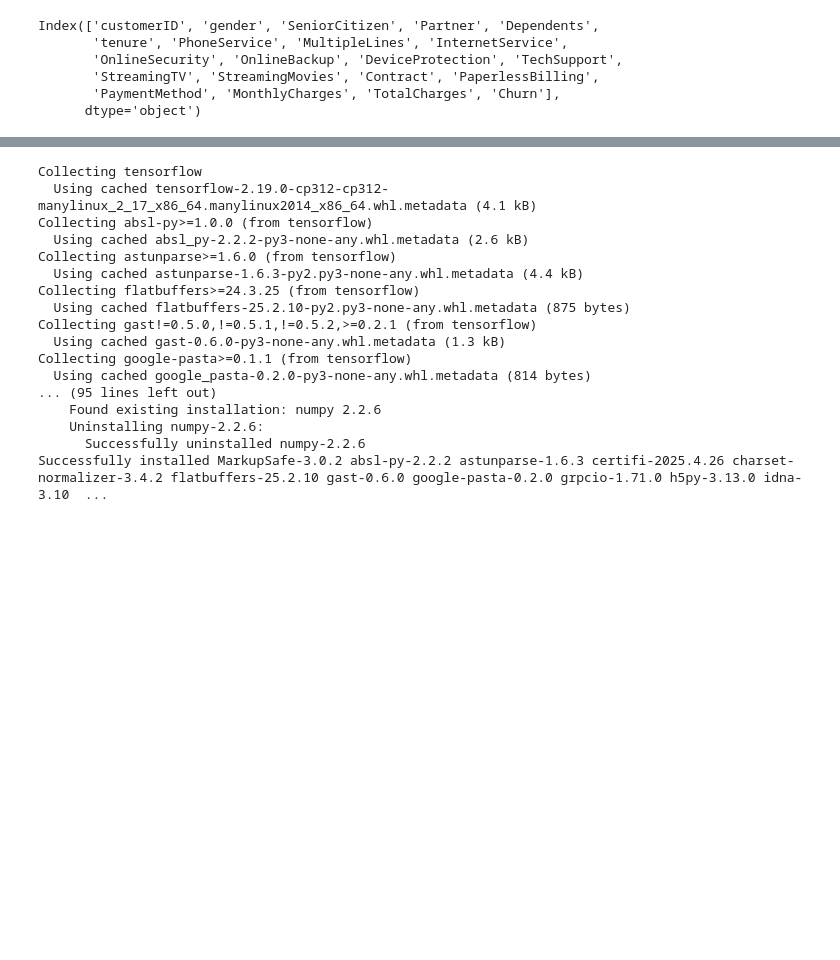
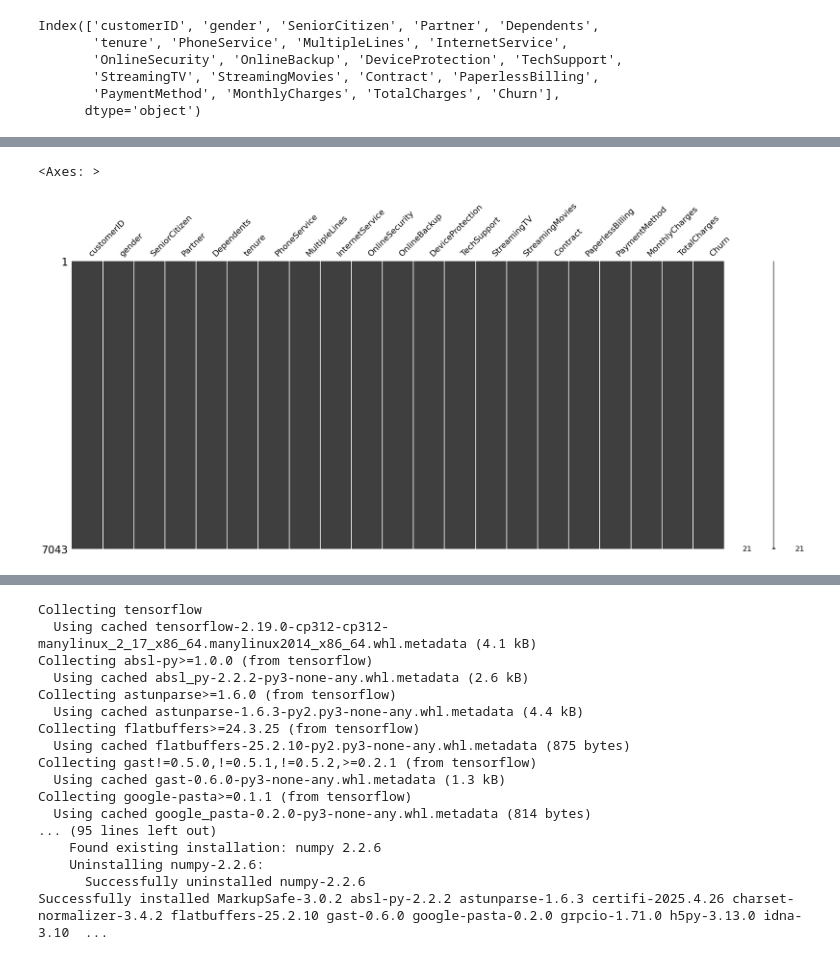
Before and after one commit to A-Delvoye/TelcoNova_DeepL, a Jupyter notebook: notebooks/Vic/jupantoine_notebook.ipynb, the cells around one changed output, grey strips where cells are left out. Cells and saved outputs as stored; diff of their text form; code cells hidden in the pictures; blank space fills up the shorter version.

Commit message:
data exploration 01

```diff
--- a/notebooks/Vic/jupantoine_notebook.ipynb
+++ b/notebooks/Vic/jupantoine_notebook.ipynb
@@ -22,0 +68,5 @@ Index(['customerID', 'gender', 'SeniorCitizen', 'Partner', 'Dependents',
+# %%
+df = data.copy()
+df["gender"]= data["gender"].apply(lambda x: 0 if x ==  'Male' else 1)
+for col in ["Partner", "PhoneService", 'PaperlessBilling', 'Churn', 'DeviceProtection', 'TechSupport', 'StreamingTV', 'Dependents','OnlineSecurity']:
+    data[col]= data[col].apply(lambda x: 0 if x ==  'No' else 1)
@@ -22,0 +83,5 @@ Index(['customerID', 'gender', 'SeniorCitizen', 'Partner', 'Dependents',
+# %%
+msno.matrix(data)
+# %% [output]
+<Axes: >
+[figure, added]
```
Also changed, not shown: parts of 9 cells of this notebook.
